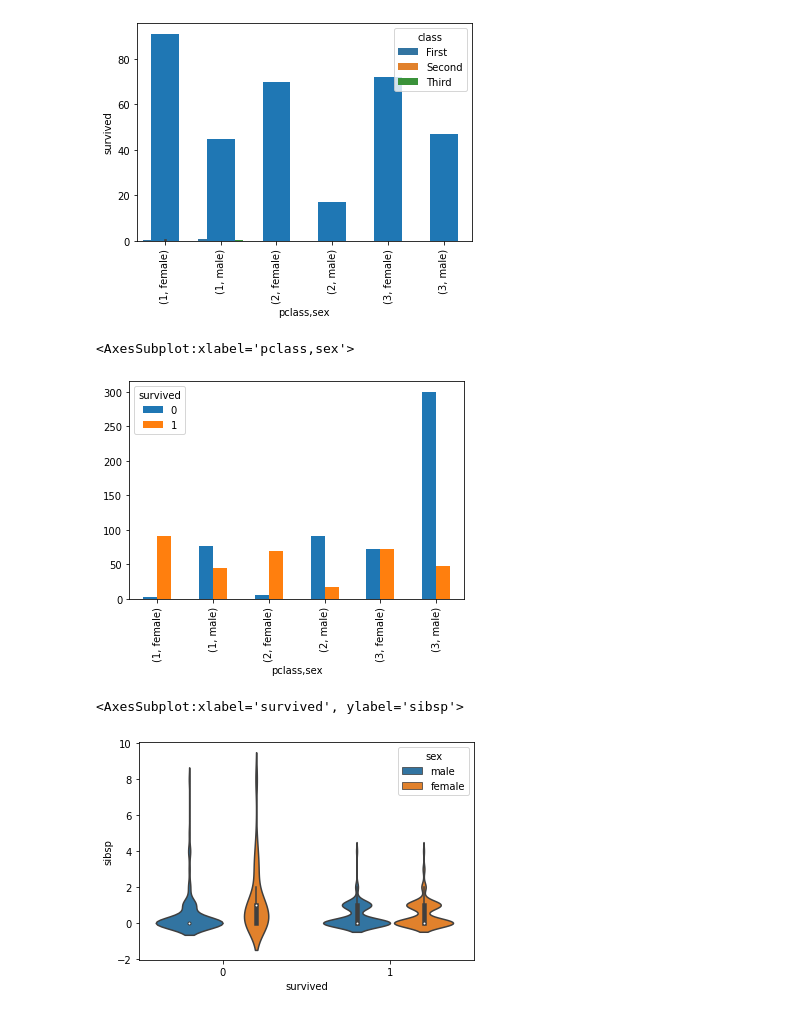
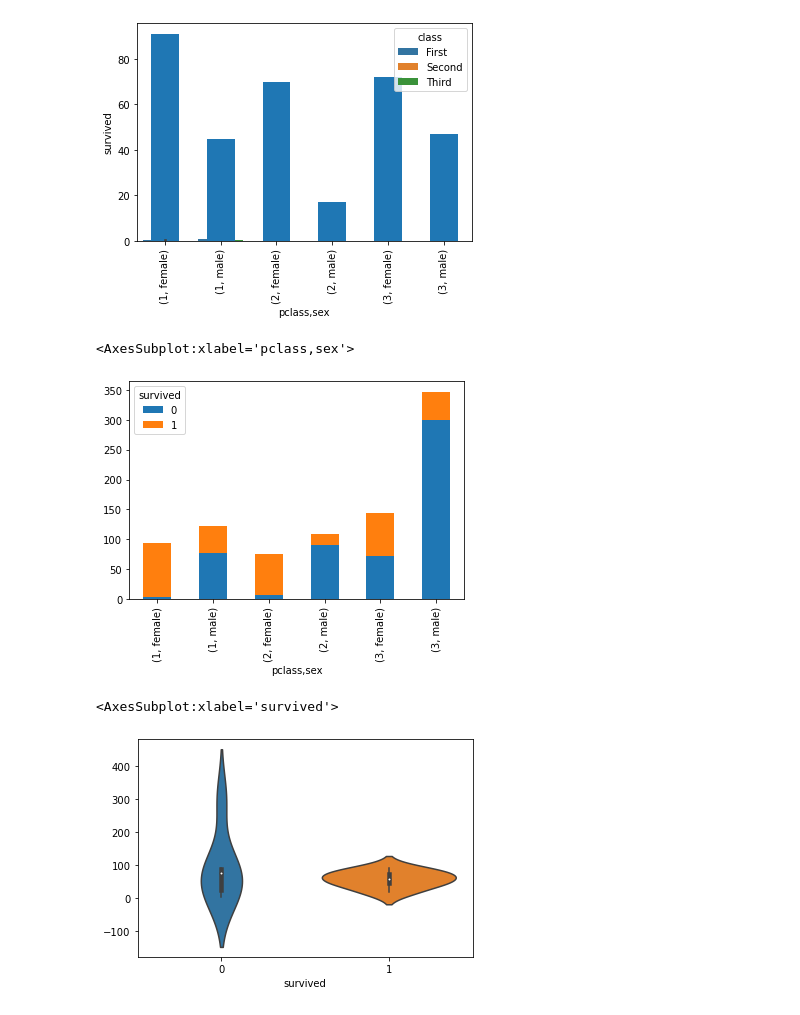
Before and after one commit to anyu-chen/ML100Days, a Jupyter notebook: homework/D21 運用實際資料集進行資料視覺化練習.ipynb, the cells around one changed output. Saved outputs shown, nothing was run; the diff lists cells and outputs as text; code cells hidden in the pictures.

```diff
--- a/homework/D21 運用實際資料集進行資料視覺化練習.ipynb
+++ b/homework/D21 運用實際資料集進行資料視覺化練習.ipynb
@@ -70,20 +70,21 @@ df = sns.load_dataset('titanic')
 #sns.barplot(data = df, x = "sex", y = "survived", hue = "class")
 
 survived_counts = pd.crosstab([df.pclass, df.sex],df.survived)
-survived_counts.plot(kind = 'bar')
+survived_counts.plot(kind = 'bar', stacked=True)
 # %% [output]
 <AxesSubplot:xlabel='pclass,sex'>
-[figure, old version]
+[figure, new version]
 # %%
 import numpy as np
 import pandas as pd
 import seaborn as sns
 import matplotlib.pyplot as plt
 
 df = sns.load_dataset('titanic')
 ##sns.barplot(data = df, x = "sex", y = "survived", hue = "class")
 
-sns.violinplot(data = df, x = 'survived', y = 'sibsp', hue = 'sex')
+survived_counts = pd.crosstab([df.pclass, df.sex],df.survived)
+sns.violinplot(data = survived_counts)
 # %% [output]
-<AxesSubplot:xlabel='survived', ylabel='sibsp'>
+<AxesSubplot:xlabel='survived'>
-[figure, old version]
+[figure, new version]
```
Also changed, not shown: 1 other file.
